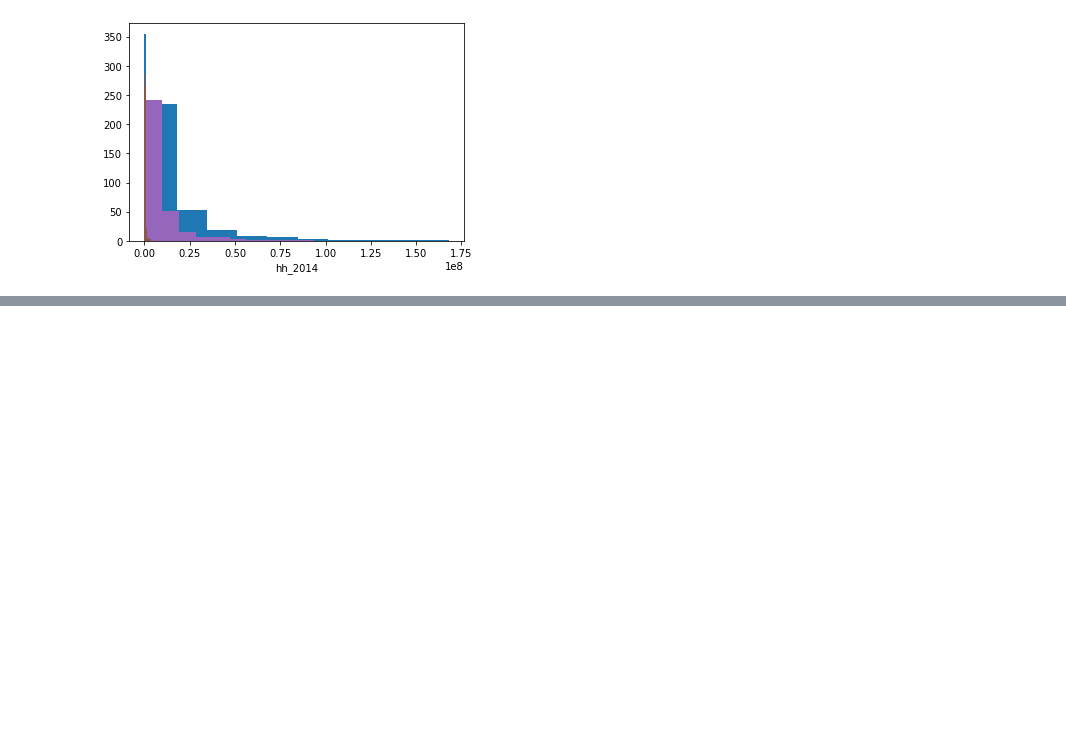
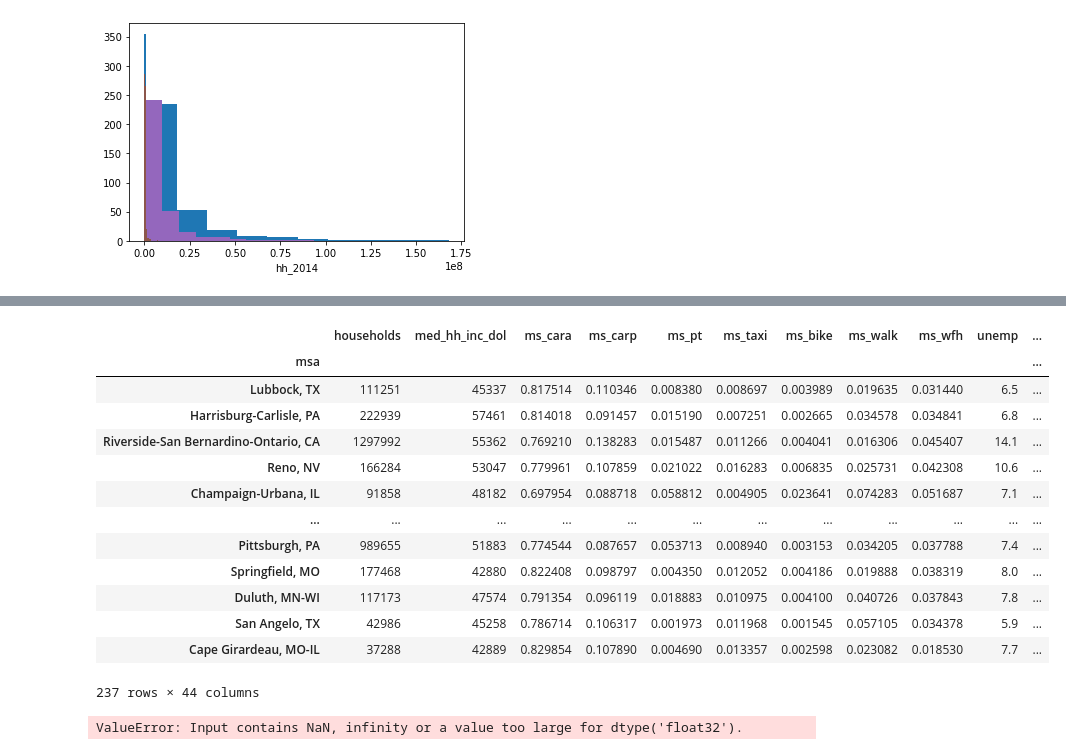
Before and after one commit to narslab/msa-emission-typologies, a Jupyter notebook: bin/jupyter/explanatory-plots.ipynb, the cells around one changed output, grey strips where cells are left out. Cells and saved outputs as stored; diff of their text form; code cells hidden in the pictures; blank space fills up the shorter version.

```diff
--- a/bin/jupyter/explanatory-plots.ipynb
+++ b/bin/jupyter/explanatory-plots.ipynb
@@ -42,6 +49,8 @@ cf
 y = df['cf']
 # %%
 cols_to_plot = df.iloc[:, :-1]
+# %%
+cols_to_plot2 = df.iloc[:, :-3]
 # %%
 list(cols_to_plot)
 # %% [output]
@@ -110,3 +149,5 @@ for column in cols_to_plot.columns:
     plt.show
 # %% [output]
 [figure]
+# %%
+X = cols_to_plot2
@@ -112,0 +167,4 @@ for column in cols_to_plot.columns:
+# %%
+Y = df['cf']/1e+6
+# %%
+X_train, X_test, y_train, y_test = train_test_split(X, Y, test_size = .2, random_state = 1)
@@ -112,0 +187,21 @@ for column in cols_to_plot.columns:
+# %%
+X_train
+# %% [output]
+|  | households | med_hh_inc_dol | ms_cara | ms_carp | ms_pt | ms_taxi | ms_bike | ms_walk | ms_wfh | unemp | ... |
+| msa |  |  |  |  |  |  |  |  |  |  | ... |
+| Lubbock, TX | 111251 | 45337 | 0.817514 | 0.110346 | 0.008380 | 0.008697 | 0.003989 | 0.019635 | 0.031440 | 6.5 | ... |
+| Harrisburg-Carlisle, PA | 222939 | 57461 | 0.814018 | 0.091457 | 0.015190 | 0.007251 | 0.002665 | 0.034578 | 0.034841 | 6.8 | ... |
+| Riverside-San Bernardino-Ontario, CA | 1297992 | 55362 | 0.769210 | 0.138283 | 0.015487 | 0.011266 | 0.004041 | 0.016306 | 0.045407 | 14.1 | ... |
+| Reno, NV | 166284 | 53047 | 0.779961 | 0.107859 | 0.021022 | 0.016283 | 0.006835 | 0.025731 | 0.042308 | 10.6 | ... |
+| Champaign-Urbana, IL | 91858 | 48182 | 0.697954 | 0.088718 | 0.058812 | 0.004905 | 0.023641 | 0.074283 | 0.051687 | 7.1 | ... |
+| ... | ... | ... | ... | ... | ... | ... | ... | ... | ... | ... | ... |
+| Pittsburgh, PA | 989655 | 51883 | 0.774544 | 0.087657 | 0.053713 | 0.008940 | 0.003153 | 0.034205 | 0.037788 | 7.4 | ... |
+| Springfield, MO | 177468 | 42880 | 0.822408 | 0.098797 | 0.004350 | 0.012052 | 0.004186 | 0.019888 | 0.038319 | 8.0 | ... |
+| Duluth, MN-WI | 117173 | 47574 | 0.791354 | 0.096119 | 0.018883 | 0.010975 | 0.004100 | 0.040726 | 0.037843 | 7.8 | ... |
+| San Angelo, TX | 42986 | 45258 | 0.786714 | 0.106317 | 0.001973 | 0.011968 | 0.001545 | 0.057105 | 0.034378 | 5.9 | ... |
+| Cape Girardeau, MO-IL | 37288 | 42889 | 0.829854 | 0.107890 | 0.004690 | 0.013357 | 0.002598 | 0.023082 | 0.018530 | 7.7 | ... |
+237 rows × 44 columns
+# %%
+rf.fit(X_train, y_train)
+# %% [output]
+ValueError: Input contains NaN, infinity or a value too large for dtype('float32').
```
Also changed, not shown: parts of 10 cells of this notebook, 2 other files.
